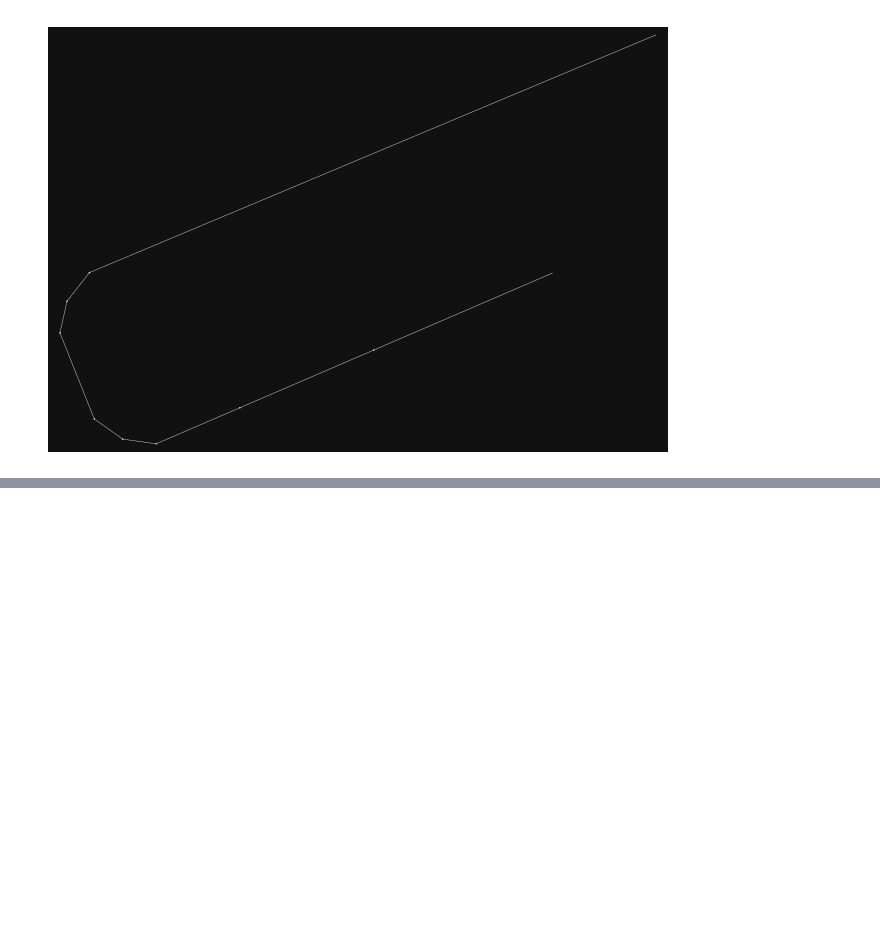
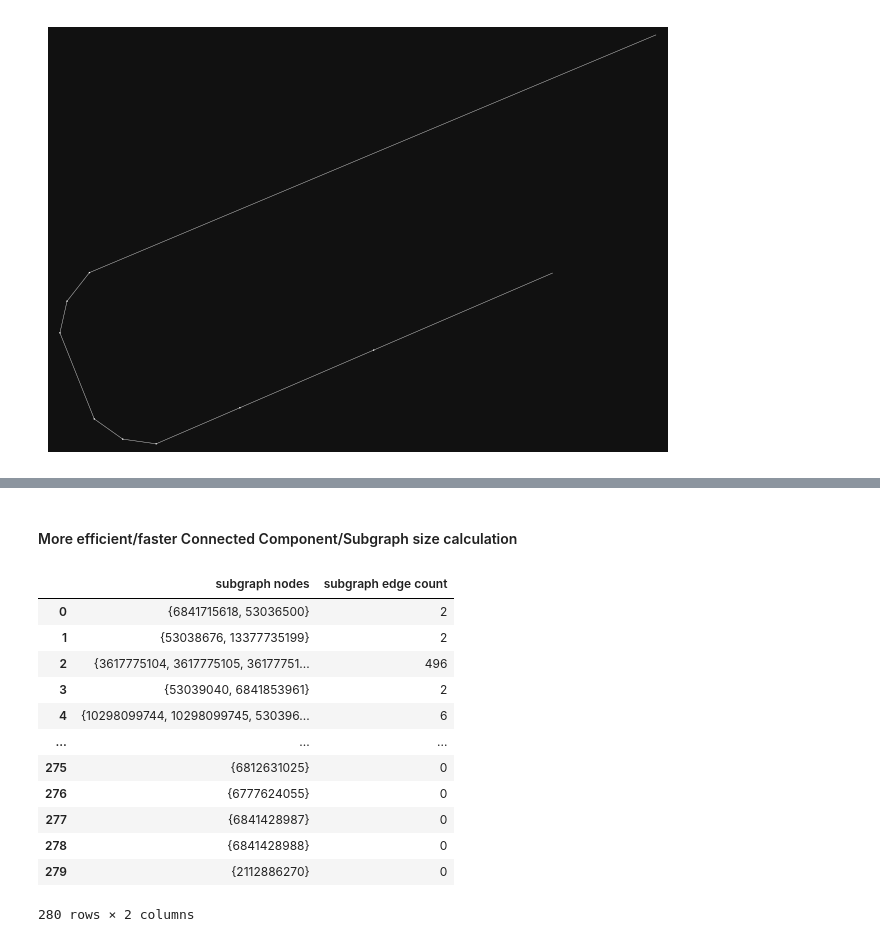
Before and after one commit to mRaffill/low_stress_network_quality, a Jupyter notebook: LTS_OSM.ipynb, the cells around one changed output, grey strips where cells are left out. Drawn from its saved outputs; the diff is of its cells as text; code cells hidden in the pictures; blank space fills up the shorter version.

Commit message:
much more efficient way to get largest connected component size per node
use nx.connected_components to speed up the process of calculating connectivity per node

```diff
--- a/LTS_OSM.ipynb
+++ b/LTS_OSM.ipynb
@@ -637,0 +637,21 @@ acquire.quick_viz(bg, "lcc_size_avg")
+# %% [markdown]
+#### More efficient/faster Connected Component/Subgraph size calculation
+# %%
+components = pd.DataFrame({'subgraph nodes':nx.connected_components(G_low_stress1.to_undirected())})
+# %%
+components['subgraph edge count']=components['subgraph nodes'].apply(lambda x: len(G_low_stress1.subgraph(x).edges))
+components
+# %% [output]
+|  | subgraph nodes | subgraph edge count |
+| 0 | {6841715618, 53036500} | 2 |
+| 1 | {53038676, 13377735199} | 2 |
+| 2 | {3617775104, 3617775105, 36177751... | 496 |
+| 3 | {53039040, 6841853961} | 2 |
+| 4 | {10298099744, 10298099745, 530396... | 6 |
+| ... | ... | ... |
+| 275 | {6812631025} | 0 |
+| 276 | {6777624055} | 0 |
+| 277 | {6841428987} | 0 |
+| 278 | {6841428988} | 0 |
+| 279 | {2112886270} | 0 |
+280 rows × 2 columns
```
Also changed, not shown: parts of 8 cells of this notebook.
